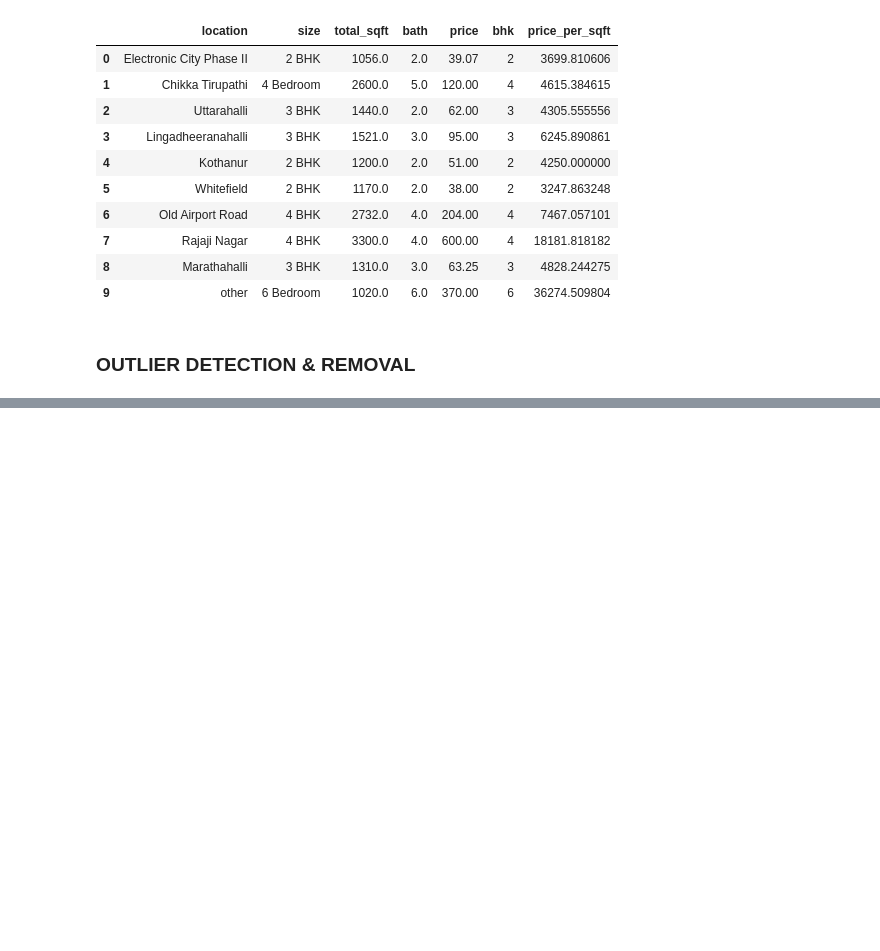
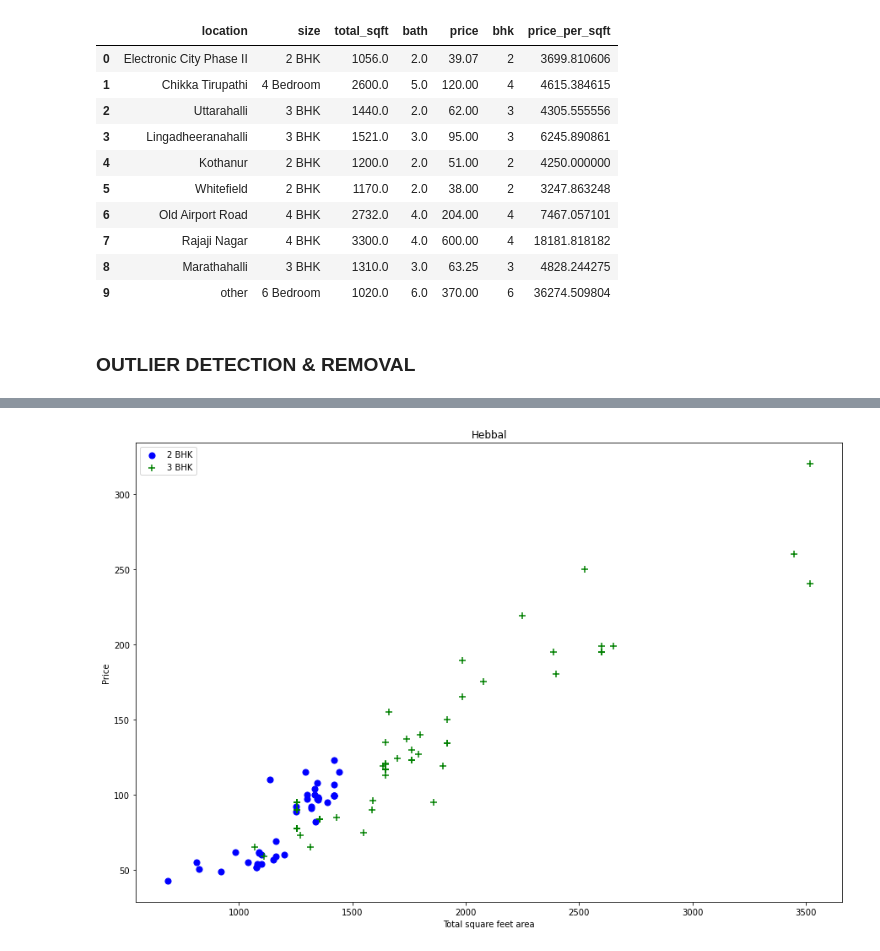
Before and after one commit to sp-square/DS-template-home_prices, a Jupyter notebook: WorkingNB.ipynb, the cells around one changed output, grey strips where cells are left out. Saved outputs shown, nothing was run; the diff lists cells and outputs as text; code cells hidden in the pictures; blank space fills up the shorter version.

```diff
--- a/WorkingNB.ipynb
+++ b/WorkingNB.ipynb
@@ -280,0 +357,4 @@ df5.head(10)
+# %%
+plot_scatter_chart(df7, "Hebbal")
+# %% [output]
+[figure, added]
```
Also changed, not shown: parts of 19 cells of this notebook.
